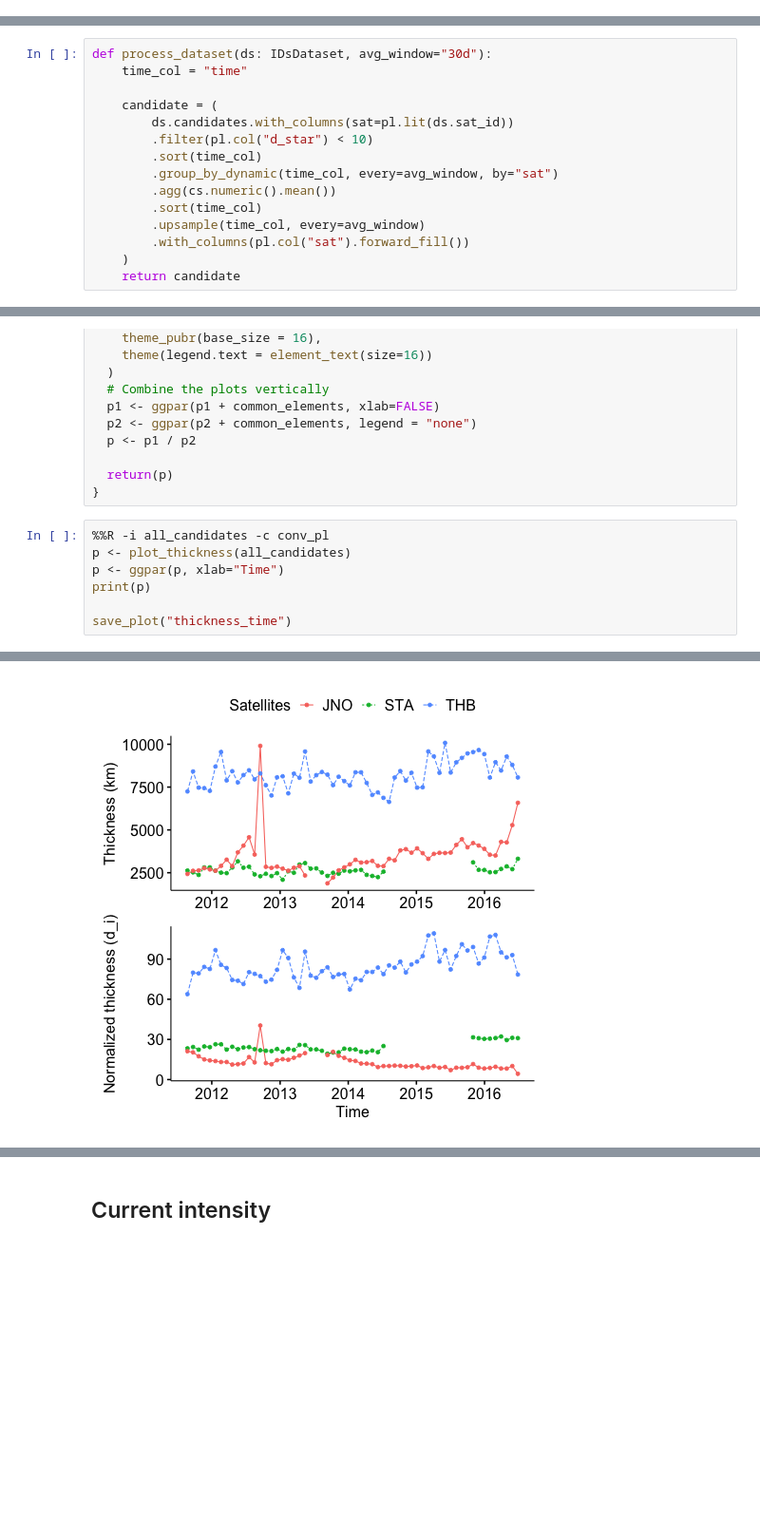
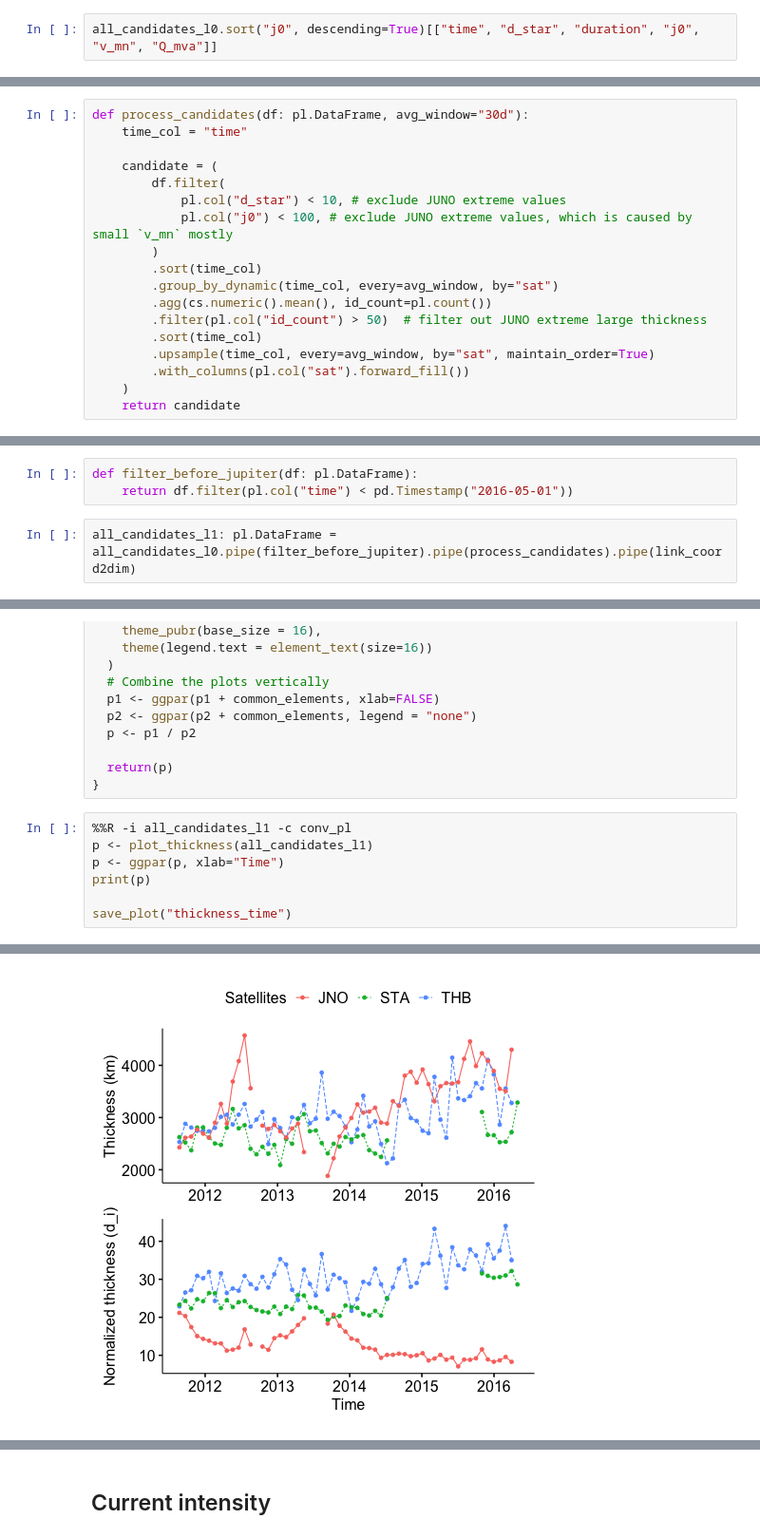
Before and after one commit to Beforerr/discontinuitypy, a Jupyter notebook: notebooks/analysis/02_properties.ipynb, the cells around one changed output, grey strips where cells are left out. Shown at 95% size. Saved outputs shown, nothing was run; the diff lists cells and outputs as text; blank space fills up the shorter version.

```diff
--- a/notebooks/analysis/02_properties.ipynb
+++ b/notebooks/analysis/02_properties.ipynb
@@ -79,0 +86,2 @@ all_datasets = [sta_dataset, jno_dataset, thb_sw_dataset]
+# %%
+all_candidates_l0.sort("j0", descending=True)[["time", "d_star", "duration", "j0", "v_mn", "Q_mva"]]
@@ -85,15 +111,18 @@ from ids_finder.utils.analysis import link_coord2dim
 # %%
-def process_dataset(ds: IDsDataset, avg_window="30d"):
+def process_candidates(df: pl.DataFrame, avg_window="30d"):
     time_col = "time"
 
     candidate = (
-        ds.candidates.with_columns(sat=pl.lit(ds.sat_id))
-        .filter(pl.col("d_star") < 10)
+        df.filter(
+            pl.col("d_star") < 10, # exclude JUNO extreme values
+            pl.col("j0") < 100, # exclude JUNO extreme values, which is caused by small `v_mn` mostly
+        )
         .sort(time_col)
         .group_by_dynamic(time_col, every=avg_window, by="sat")
-        .agg(cs.numeric().mean())
+        .agg(cs.numeric().mean(), id_count=pl.count())
+        .filter(pl.col("id_count") > 50)  # filter out JUNO extreme large thickness
         .sort(time_col)
-        .upsample(time_col, every=avg_window)
+        .upsample(time_col, every=avg_window, by="sat", maintain_order=True)
         .with_columns(pl.col("sat").forward_fill())
     )
     return candidate
@@ -105 +129,6 @@ all_candidates: pl.DataFrame = pl.concat(
+# %%
+def filter_before_jupiter(df: pl.DataFrame):
+    return df.filter(pl.col("time") < pd.Timestamp("2016-05-01"))
+# %%
+all_candidates_l1: pl.DataFrame = all_candidates_l0.pipe(filter_before_jupiter).pipe(process_candidates).pipe(link_coord2dim)
 # %%
@@ -149,8 +179,8 @@ plot_thickness <- function(df, x_var = "time") {
   return(p)
 }
 # %%
-%%R -i all_candidates -c conv_pl
-p <- plot_thickness(all_candidates)
+%%R -i all_candidates_l1 -c conv_pl
+p <- plot_thickness(all_candidates_l1)
 p <- ggpar(p, xlab="Time")
 print(p)
 
@@ -168,4 +198,4 @@ In addition: Warning messages:
 [interactive output not drawn]
-[figure, old version]
+[figure, new version]
 # %%
 %%R
```
Also changed, not shown: parts of 17 cells of this notebook, 30 other files.
